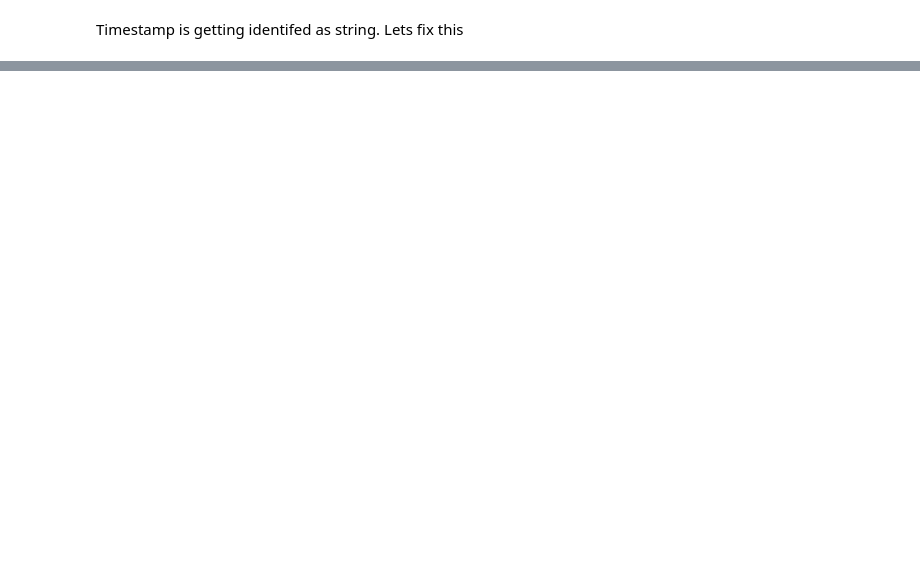
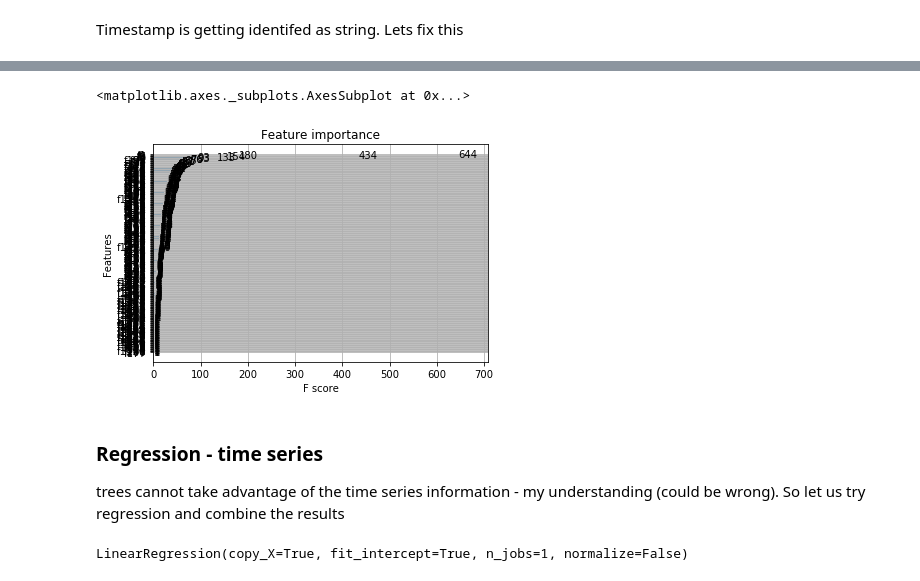
Before and after one commit to tonyxia2016/kaggle, a Jupyter notebook: sberbank-russian-housing-market/sberbank-russian-housing-market_kaggle_submission.ipynb, the cells around one changed output, grey strips where cells are left out. Cells and saved outputs as stored; diff of their text form; code cells hidden in the pictures; blank space fills up the shorter version.

```diff
--- a/sberbank-russian-housing-market/sberbank-russian-housing-market_kaggle_submission.ipynb
+++ b/sberbank-russian-housing-market/sberbank-russian-housing-market_kaggle_submission.ipynb
@@ -65,16 +92,7 @@ submission.to_csv('./data/submission_v0.12.csv',index=False)
 # %% [markdown]
 ### Submission 2
 # %%
-train_df = pd.read_csv('./data/train.csv')
-x_test_df = pd.read_csv('./data/test.csv')
-
-print('training data shape: ', train_df.shape)
-print('test data shape: ', x_test_df.shape)
-
-y_train = train_df['price_doc'].as_matrix()
-x_train_df = train_df.drop(['price_doc'],1)
-print('x_train_df shape: ',x_train_df.shape)
-print('x_test_df shape: ',x_test_df.shape)
+x_train_df, y_train, x_test_df = load_data()
 
 #we should on-hot encode test and train togather as labels should math
 x_all_df = x_train_df.append(x_test_df)
@@ -144,0 +161,35 @@ submission.to_csv('./data/submission_v0.2.csv',index=False)
+# %%
+#we should on-hot encode test and train togather as labels should math
+# x_all_df = x_train_df.append(x_test_df)
+
+#one hot encode string columns
+x_all_onehot_df = pd.get_dummies(x_all_df,columns=string_columns)
+print('shape after onehot encoding: ', x_all_onehot_df.shape)
+
+#again separate train and test features
+x_train_onehot = x_all_onehot_df[0:x_train_df.shape[0]].as_matrix()
+x_test_onehot = x_all_onehot_df[x_train_df.shape[0]::].as_matrix()
+
+#train
+model = xgb.XGBRegressor(max_depth=6,learning_rate=0.1)
+model.fit(x_train_onehot, y_train)
+
+#predict
+y_test = model.predict(x_test_onehot)
+
+
+submission_v4 = pd.DataFrame({
+    'id': x_test['id'],
+    'price_doc': y_test
+})
+submission_v4.to_csv('./data/submission_v0.4.csv',index=False)
+# %%
+xgb.plot_importance(model.booster())
+# plt.bar(range(len(model.feature_importances_)), model.feature_importances_)
+# plt.show()
+# %% [output]
+<matplotlib.axes._subplots.AxesSubplot at 0x...>
+[figure, added]
+# %% [markdown]
+### Regression - time series
+trees cannot take advantage of the time series information - my understanding (could be wrong). So let us try regression and combine the results
@@ -144,0 +209,5 @@ submission.to_csv('./data/submission_v0.2.csv',index=False)
+# %%
+regr = linear_model.LinearRegression()
+regr.fit(x_all_onehot_df[0:x_train_df.shape[0]].as_matrix(),y_train)
+# %% [output]
+LinearRegression(copy_X=True, fit_intercept=True, n_jobs=1, normalize=False)
```
Also changed, not shown: parts of 11 cells of this notebook.
